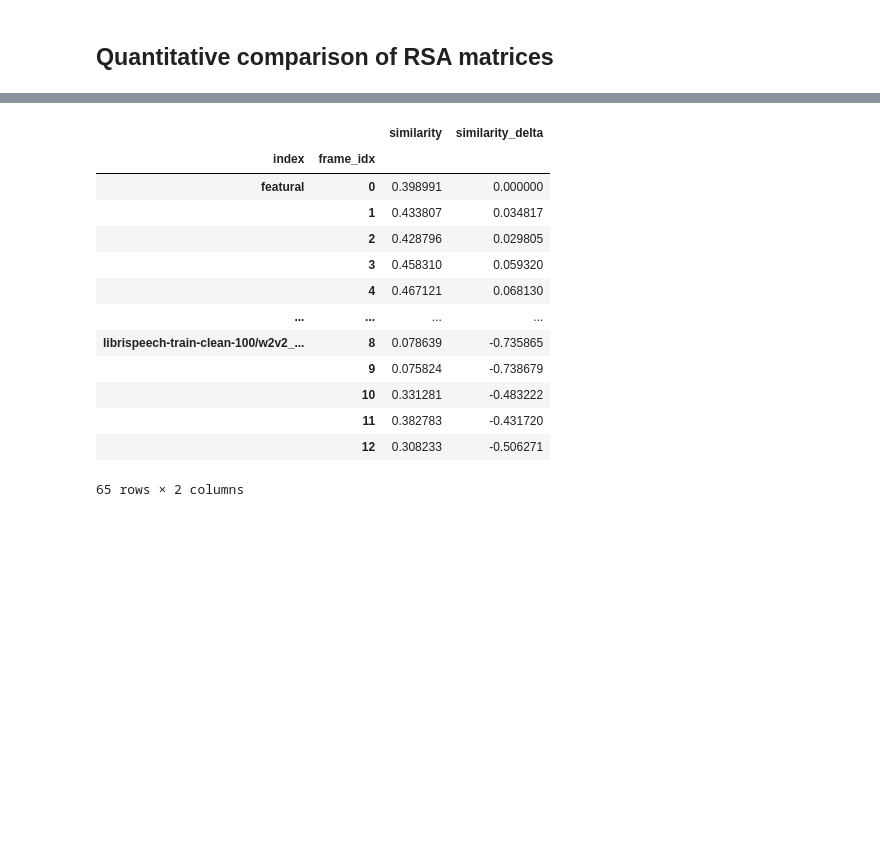
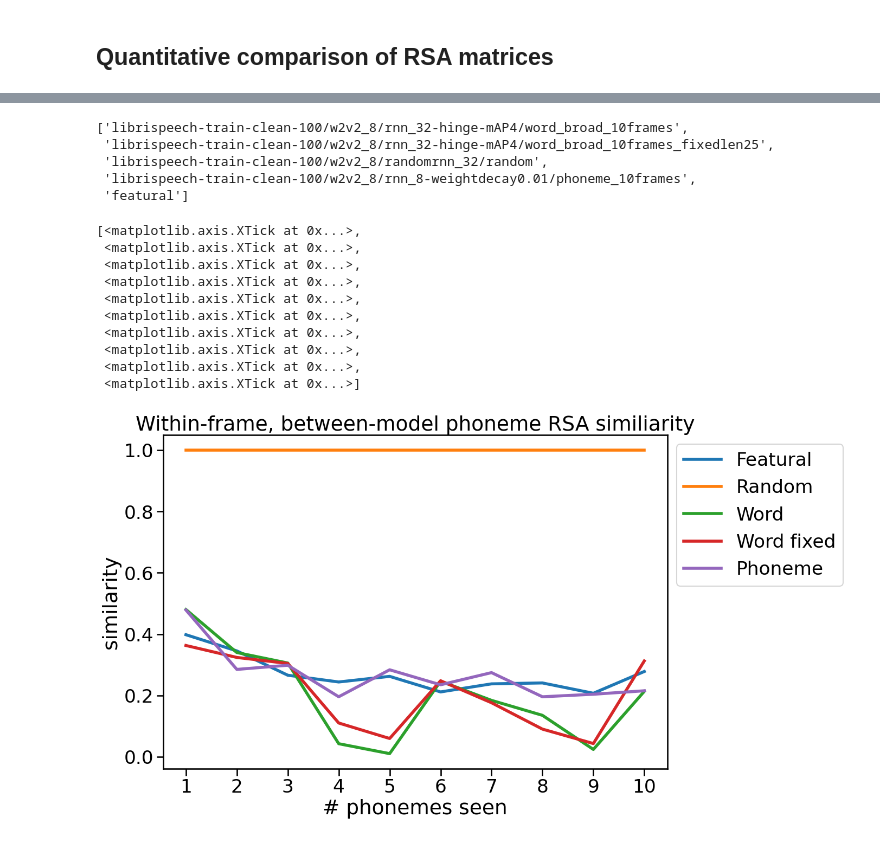
Before and after one commit to hans/ideal-word-representations, a Jupyter notebook: summary_notebooks/rsa_phoneme.ipynb, the cells around one changed output, grey strips where cells are left out. Drawn from its saved outputs; the diff is of its cells as text; code cells hidden in the pictures; blank space fills up the shorter version.

```diff
--- a/summary_notebooks/rsa_phoneme.ipynb
+++ b/summary_notebooks/rsa_phoneme.ipynb
@@ -187,2 +198,10 @@ reference_model
+# %%
+all_models
+# %% [output]
+['librispeech-train-clean-100/w2v2_8/rnn_32-hinge-mAP4/word_broad_10frames',
+ 'librispeech-train-clean-100/w2v2_8/rnn_32-hinge-mAP4/word_broad_10frames_fixedlen25',
+ 'librispeech-train-clean-100/w2v2_8/randomrnn_32/random',
+ 'librispeech-train-clean-100/w2v2_8/rnn_8-weightdecay0.01/phoneme_10frames',
+ 'featural']
 # %%
 rsa_sims = {
@@ -193,23 +213,34 @@ rsa_sims = {
 }
 # %%
-rsa_sims_df = pd.DataFrame(rsa_sims, index=all_models).reset_index().melt(
-    id_vars="index", var_name="frame_idx", value_name="similarity")
-rsa_sims_df = rsa_sims_df.set_index(["index", "frame_idx"]).sort_index()
-rsa_sims_df["similarity_delta"] = rsa_sims_df.similarity - rsa_sims_df.groupby("index").similarity.head(1).droplevel(-1)
-rsa_sims_df
+rsa_sims_df = pd.DataFrame(rsa_sims, index=all_models).reset_index().melt(id_vars=[("index", "")])
+rsa_sims_df.columns = ["index", "grouper", "grouping_value", "similarity"]
+rsa_sims_df["Trace"] = rsa_sims_df["index"].map({"featural": "Featural", **{v: k for k, v in study_models.items()}})
+rsa_sims_df = rsa_sims_df.set_index(["grouper", "index", "grouping_value"]).sort_index()
+rsa_sims_df["similarity_delta"] = rsa_sims_df["similarity"] - rsa_sims_df.groupby(["grouper", "index"])["similarity"].head(1).droplevel(-1)
+rsa_sims_df = rsa_sims_df.reset_index("grouping_value")
+rsa_sims_df["grouping_value"] = rsa_sims_df.grouping_value.map(lambda x: " ".join(str(i) for i in x))
-# %% [output]
-|  |  | similarity | similarity_delta |
-| index | frame_idx |  |  |
-| featural | 0 | 0.398991 | 0.000000 |
-|  | 1 | 0.433807 | 0.034817 |
-|  | 2 | 0.428796 | 0.029805 |
-|  | 3 | 0.458310 | 0.059320 |
-|  | 4 | 0.467121 | 0.068130 |
-| ... | ... | ... | ... |
-| librispeech-train-clean-100/w2v2_... | 8 | 0.078639 | -0.735865 |
-|  | 9 | 0.075824 | -0.738679 |
-|  | 10 | 0.331281 | -0.483222 |
-|  | 11 | 0.382783 | -0.431720 |
-|  | 12 | 0.308233 | -0.506271 |
-65 rows × 2 columns
+# %%
+f, ax = plt.subplots(figsize=(12, 8))
+plot_position_df = rsa_sims_df.loc["position"].reset_index() \
+                    .assign(grouping_value=lambda x: x.grouping_value.astype(int) + 1)
+plot_position_df = plot_position_df[plot_position_df.grouping_value <= 10]
+sns.lineplot(data=plot_position_df,
+             x="grouping_value", y="similarity", hue="Trace",
+             ax=ax, linewidth=4)
+ax.legend(loc="upper left", bbox_to_anchor=(1, 1))
+ax.set_title("Within-frame, between-model phoneme RSA similiarity")
+ax.set_xlabel("# phonemes seen")
+ax.set_xticks(range(1, 11))
+# %% [output]
+[<matplotlib.axis.XTick at 0x...>,
+ <matplotlib.axis.XTick at 0x...>,
+ <matplotlib.axis.XTick at 0x...>,
+ <matplotlib.axis.XTick at 0x...>,
+ <matplotlib.axis.XTick at 0x...>,
+ <matplotlib.axis.XTick at 0x...>,
+ <matplotlib.axis.XTick at 0x...>,
+ <matplotlib.axis.XTick at 0x...>,
+ <matplotlib.axis.XTick at 0x...>,
+ <matplotlib.axis.XTick at 0x...>]
+[figure, added]
 # %%
```
Also changed, not shown: parts of 24 cells of this notebook, 7 other files.
